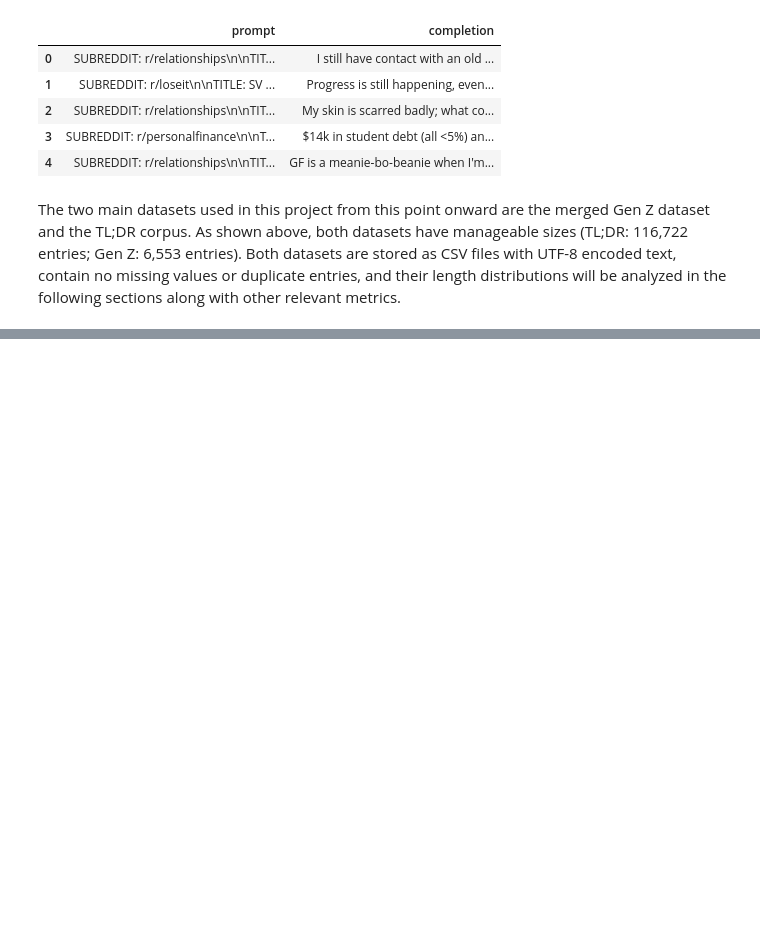
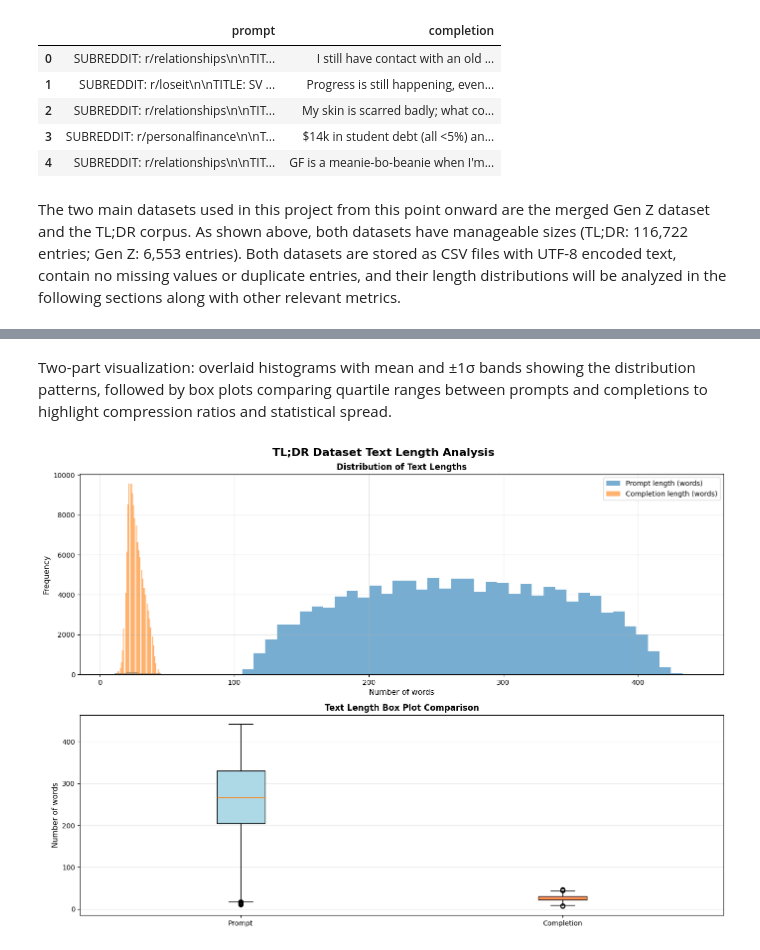
Before and after one commit to au-nlp/project-milestone-p2-group1, a Jupyter notebook: main.ipynb, the cells around one changed output, grey strips where cells are left out. Cells and saved outputs as stored; diff of their text form; code cells hidden in the pictures; blank space fills up the shorter version.

Commit message:
update notebook wth more clear analysis

```diff
--- a/main.ipynb
+++ b/main.ipynb
@@ -1096,0 +997,14 @@ Average compression ratio (prompt/completion): 10.247919755335309
+# %%
+
+print("Loading TL;DR dataset from Hugging Face...")
+dataset = load_dataset("trl-lib/tldr", download_mode=DownloadMode.REUSE_CACHE_IF_EXISTS)
+
+train_ds = dataset["train"]
+val_ds = dataset["validation"]
+test_ds = dataset["test"]
+
+print(f"Dataset sizes: Train={len(train_ds)}, Val={len(val_ds)}, Test={len(test_ds)}")
+
+total = len(train_ds) + len(val_ds) + len(test_ds)
+print(f"Dataset split percentages: Train={len(train_ds)/total*100:.2f}%, Val={len(val_ds)/total*100:.2f}%, Test={len(test_ds)/total*100:.2f}%")
+pd.DataFrame(train_ds).head(5)
@@ -1096,0 +1023,5 @@ Average compression ratio (prompt/completion): 10.247919755335309
+# %%
+
+train_ds = train_ds.map(normalize_text, desc="Normalizing train")
+val_ds = val_ds.map(normalize_text, desc="Normalizing validation")
+test_ds = test_ds.map(normalize_text, desc="Normalizing test")
@@ -1096,0 +1030,3 @@ Average compression ratio (prompt/completion): 10.247919755335309
+# %%
+df_tldr = pd.concat([train_ds.to_pandas(), test_ds.to_pandas(), val_ds.to_pandas()], ignore_index=True)
+print(f"\nCombined dataset shape: {df_tldr.shape}")
@@ -1096,0 +1059,4 @@ Average compression ratio (prompt/completion): 10.247919755335309
+# %%
+tldr_stats, stats_summary = compute_tldr_stats(df_tldr)
+display(tldr_stats, include_index=False)
+display(stats_summary, include_index=False)
@@ -1096,0 +1084,7 @@ Average compression ratio (prompt/completion): 10.247919755335309
+# %% [markdown]
+Two-part visualization: overlaid histograms with mean and ±1σ bands showing the distribution patterns, followed by box plots comparing quartile ranges between prompts and completions to highlight compression ratios and statistical spread.
+# %%
+from scripts.libs.tldr_plots import plot_tldr_analysis
+plot_tldr_analysis(tldr_stats)
+# %% [output]
+[figure, added]
```
Also changed, not shown: parts of 22 cells of this notebook, 6 other files.
